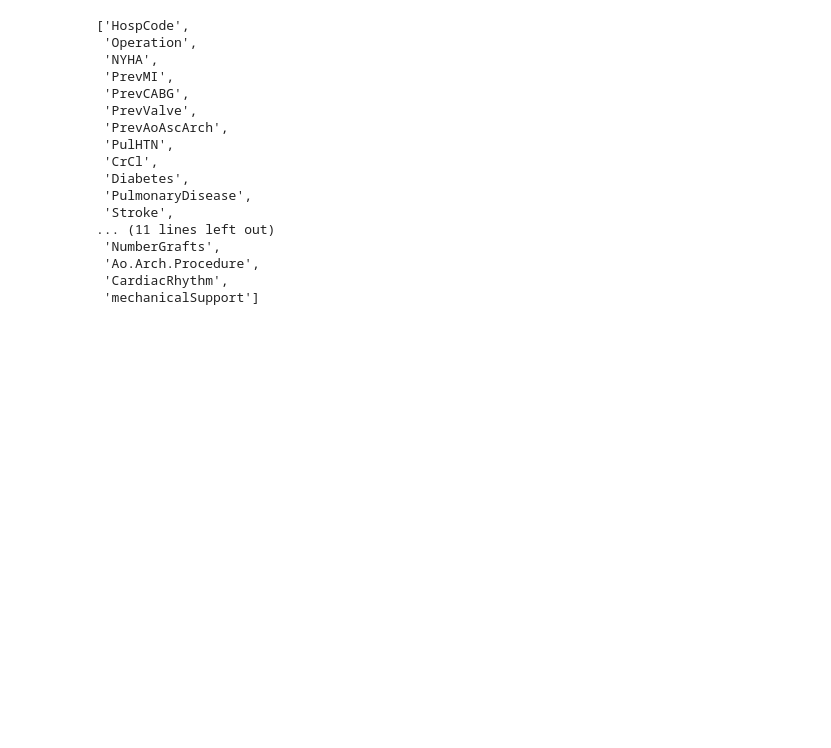
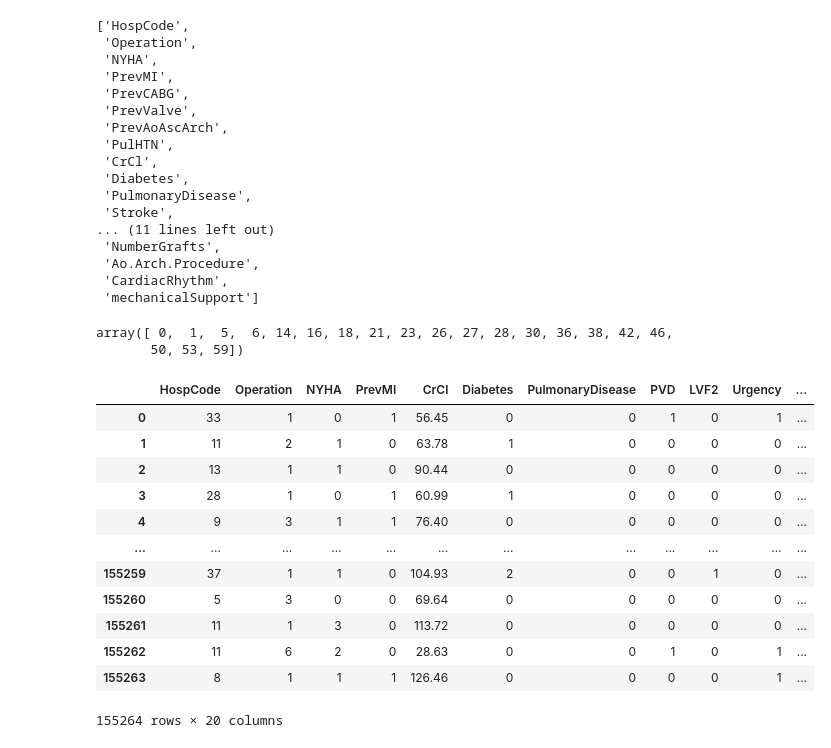
Before and after one commit to s0810110/sbsf_variableSelection_nacsa, a Jupyter notebook: JupyterScripts/sfbs_xgboost.ipynb, the cells around one changed output. Cells and saved outputs as stored; diff of their text form; code cells hidden in the pictures; blank space fills up the shorter version.

```diff
--- a/JupyterScripts/sfbs_xgboost.ipynb
+++ b/JupyterScripts/sfbs_xgboost.ipynb
@@ -439,3 +439,13 @@ cardioDataCal_Eurosc_II_Train.iloc[:, list(map(int, list(best_feature_idx)))].co
  'Ao.Arch.Procedure',
  'CardiacRhythm',
  'mechanicalSupport']
+# %%
+#################################
+import numpy as np
+#O-E calculation
+#20 variables
+var_20_ind = np.array([0, 1, 5, 6, 14, 16, 18, 21, 23, 26, 27, 28, 30, 36, 38, 42, 46, 50, 53, 59])
+var_20_ind
+# %% [output]
+array([ 0,  1,  5,  6, 14, 16, 18, 21, 23, 26, 27, 28, 30, 36, 38, 42, 46,
+       50, 53, 59])
@@ -441,0 +594,17 @@ cardioDataCal_Eurosc_II_Train.iloc[:, list(map(int, list(best_feature_idx)))].co
+# %%
+cardioDataCal_Eurosc_II_TrainSub = cardioDataCal_Eurosc_II_Train.iloc[:, list(map(int, list(var_20_ind)))]  #.iloc[] is from 0 to length-1 of the axis
+cardioDataCal_Eurosc_II_TrainSub
+# %% [output]
+|  | HospCode | Operation | NYHA | PrevMI | CrCl | Diabetes | PulmonaryDisease | PVD | LVF2 | Urgency | ... |
+| 0 | 33 | 1 | 0 | 1 | 56.45 | 0 | 0 | 1 | 0 | 1 | ... |
+| 1 | 11 | 2 | 1 | 0 | 63.78 | 1 | 0 | 0 | 0 | 0 | ... |
+| 2 | 13 | 1 | 1 | 0 | 90.44 | 0 | 0 | 0 | 0 | 0 | ... |
+| 3 | 28 | 1 | 0 | 1 | 60.99 | 1 | 0 | 0 | 0 | 0 | ... |
+| 4 | 9 | 3 | 1 | 1 | 76.40 | 0 | 0 | 0 | 0 | 0 | ... |
+| ... | ... | ... | ... | ... | ... | ... | ... | ... | ... | ... | ... |
+| 155259 | 37 | 1 | 1 | 0 | 104.93 | 2 | 0 | 0 | 1 | 0 | ... |
+| 155260 | 5 | 3 | 0 | 0 | 69.64 | 0 | 0 | 0 | 0 | 0 | ... |
+| 155261 | 11 | 1 | 3 | 0 | 113.72 | 0 | 0 | 0 | 0 | 0 | ... |
+| 155262 | 11 | 6 | 2 | 0 | 28.63 | 0 | 0 | 1 | 0 | 1 | ... |
+| 155263 | 8 | 1 | 1 | 1 | 126.46 | 0 | 0 | 0 | 0 | 1 | ... |
+155264 rows × 20 columns
```
Also changed, not shown: parts of 27 cells of this notebook, 1 other file.
